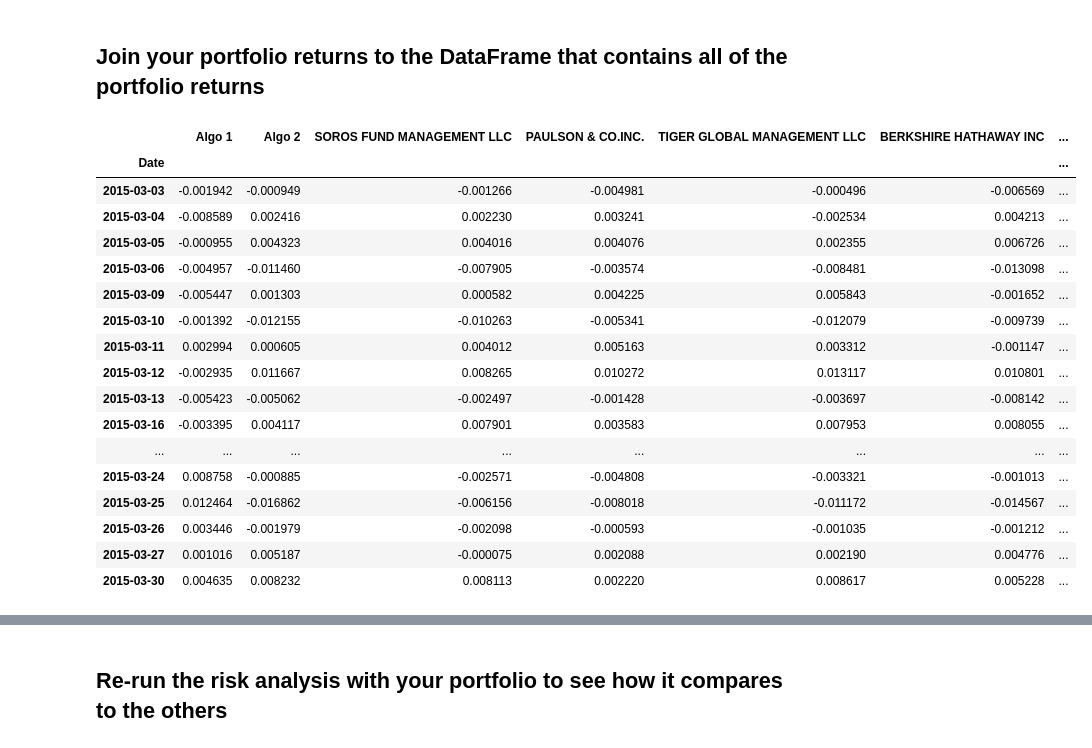
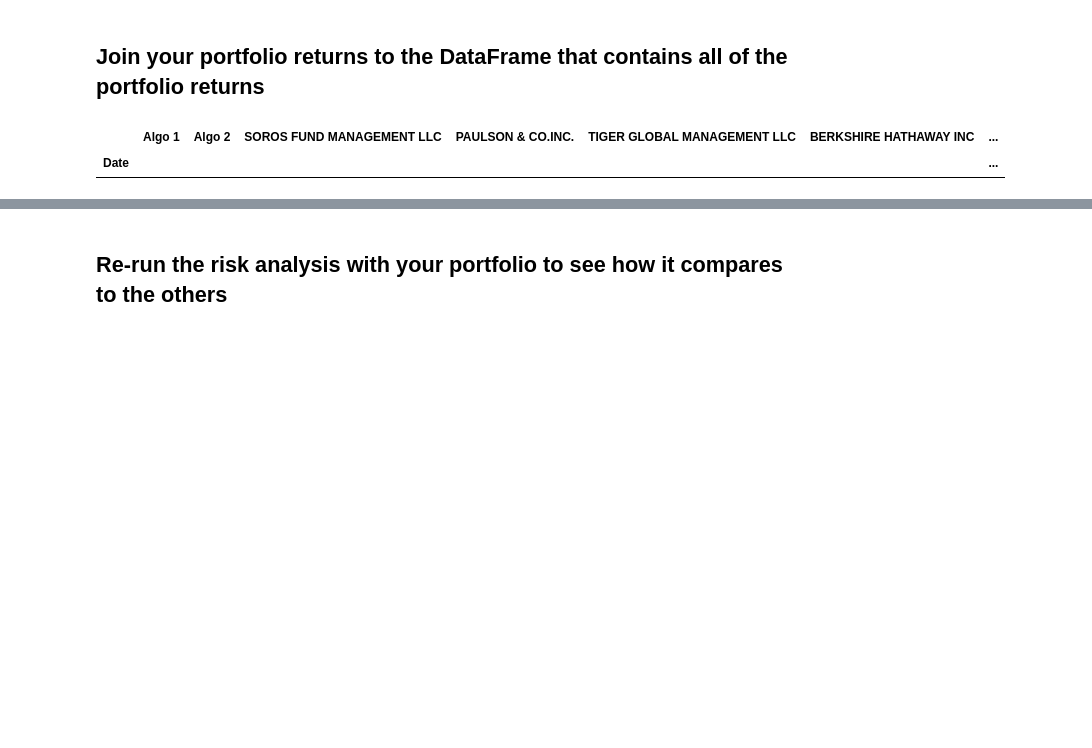
Before and after one commit to JimP315/Panthas, a Jupyter notebook: Starter_Code/whale_analysis.ipynb, the cells around one changed output, grey strips where cells are left out. Saved outputs shown, nothing was run; the diff lists cells and outputs as text; code cells hidden in the pictures; blank space fills up the shorter version.

```diff
--- a/Starter_Code/whale_analysis.ipynb
+++ b/Starter_Code/whale_analysis.ipynb
@@ -765,9 +770,11 @@ weights = [0.2, 0.2, 0.2, 0.2, 0.2]
 
 # Use the `dot` function to sum the product each weight and the corresponding stock daily return.
 portfolio_returns = daily1_returns.dot(weights)
+portfolio_returns.columns = ["Custom"]
+portfolio_returns.head()
 
-# Diplay sample values
-portfolio_returns.tail(40)
+
+
 # Calculate portfolio return
 
 # Display sample data
@@ -793,27 +790,11 @@ dtype: float64
 ## Join your portfolio returns to the DataFrame that contains all of the portfolio returns
 # %%
 # Join your returns DataFrame to the original returns DataFrame
-all_portfolios["Custom"] = portfolio_returns
 
-all_portfolios.head(20)
+fulltable_df = pd.concat([all_portfolios, portfolio_returns], axis="columns", join="inner")
+fulltable_df.head(70)
 # %% [output]
 |  | Algo 1 | Algo 2 | SOROS FUND MANAGEMENT LLC | PAULSON & CO.INC. | TIGER GLOBAL MANAGEMENT LLC | BERKSHIRE HATHAWAY INC | ... |
 | Date |  |  |  |  |  |  | ... |
-| 2015-03-03 | -0.001942 | -0.000949 | -0.001266 | -0.004981 | -0.000496 | -0.006569 | ... |
-| 2015-03-04 | -0.008589 | 0.002416 | 0.002230 | 0.003241 | -0.002534 | 0.004213 | ... |
-| 2015-03-05 | -0.000955 | 0.004323 | 0.004016 | 0.004076 | 0.002355 | 0.006726 | ... |
-| 2015-03-06 | -0.004957 | -0.011460 | -0.007905 | -0.003574 | -0.008481 | -0.013098 | ... |
-| 2015-03-09 | -0.005447 | 0.001303 | 0.000582 | 0.004225 | 0.005843 | -0.001652 | ... |
-| 2015-03-10 | -0.001392 | -0.012155 | -0.010263 | -0.005341 | -0.012079 | -0.009739 | ... |
-| 2015-03-11 | 0.002994 | 0.000605 | 0.004012 | 0.005163 | 0.003312 | -0.001147 | ... |
-| 2015-03-12 | -0.002935 | 0.011667 | 0.008265 | 0.010272 | 0.013117 | 0.010801 | ... |
-| 2015-03-13 | -0.005423 | -0.005062 | -0.002497 | -0.001428 | -0.003697 | -0.008142 | ... |
-| 2015-03-16 | -0.003395 | 0.004117 | 0.007901 | 0.003583 | 0.007953 | 0.008055 | ... |
-| ... | ... | ... | ... | ... | ... | ... | ... |
-| 2015-03-24 | 0.008758 | -0.000885 | -0.002571 | -0.004808 | -0.003321 | -0.001013 | ... |
-| 2015-03-25 | 0.012464 | -0.016862 | -0.006156 | -0.008018 | -0.011172 | -0.014567 | ... |
-| 2015-03-26 | 0.003446 | -0.001979 | -0.002098 | -0.000593 | -0.001035 | -0.001212 | ... |
-| 2015-03-27 | 0.001016 | 0.005187 | -0.000075 | 0.002088 | 0.002190 | 0.004776 | ... |
-| 2015-03-30 | 0.004635 | 0.008232 | 0.008113 | 0.002220 | 0.008617 | 0.005228 | ... |
 # %%
 # Only compare dates where return data exists for all the stocks (drop NaNs)
```
Also changed, not shown: parts of 7 cells of this notebook.
